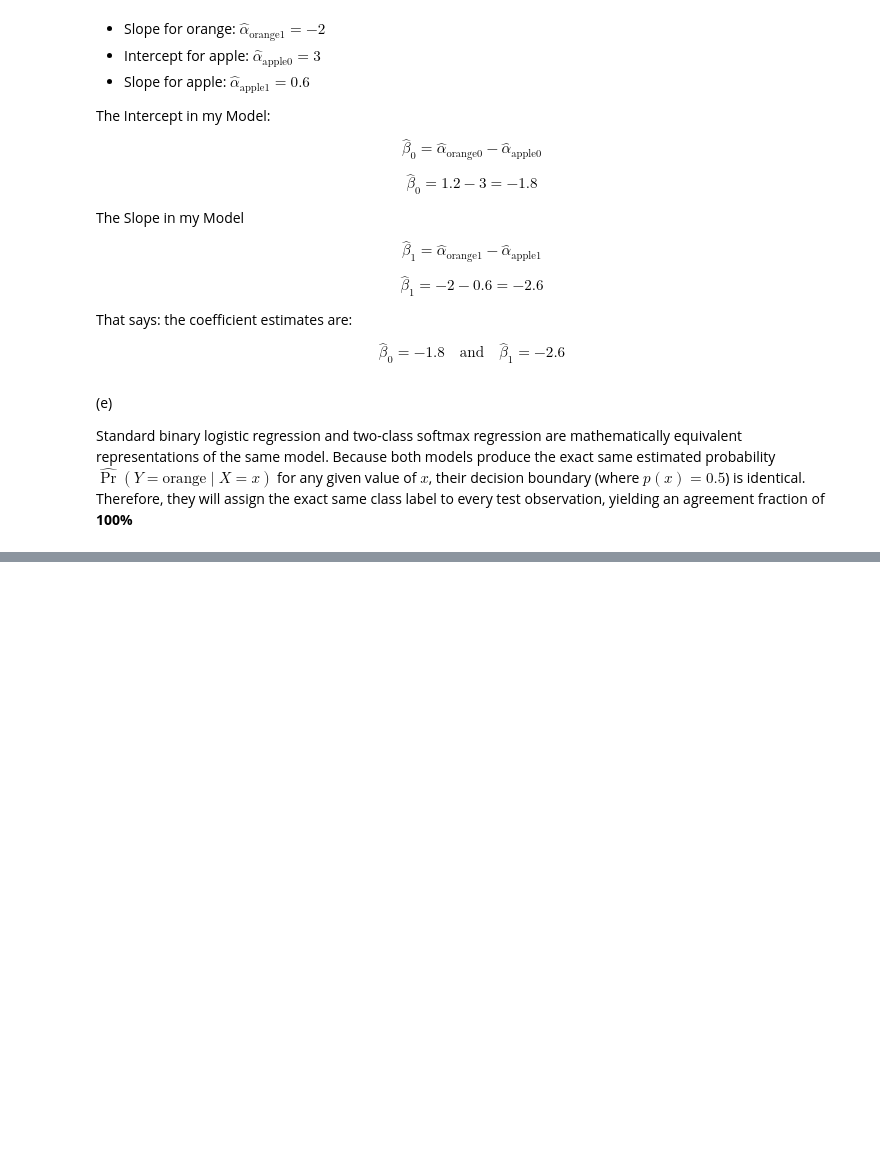
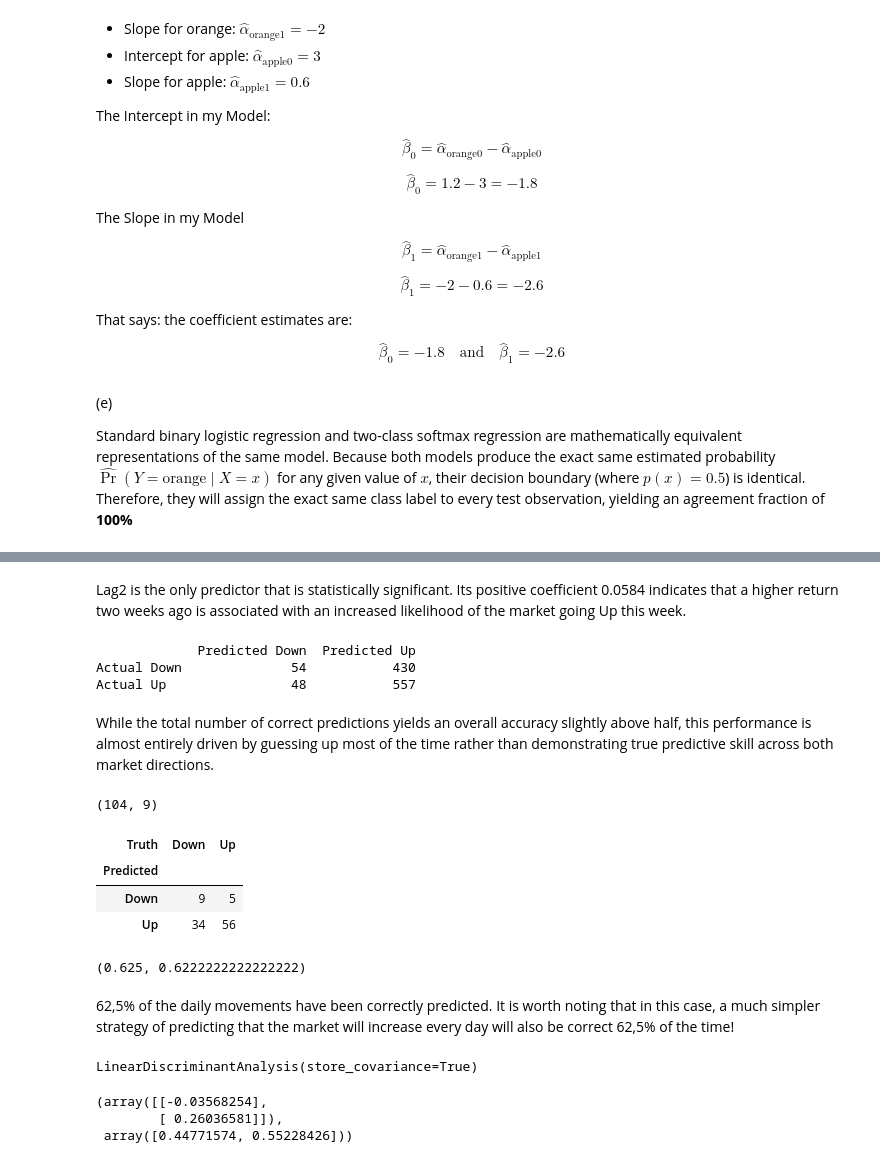
Before and after one commit to fatima-zahra20/ISLP-Solutions, a Jupyter notebook: MySolutionISLP_chap4.ipynb, the cells around one changed output, grey strips where cells are left out. Saved outputs shown, nothing was run; the diff lists cells and outputs as text; code cells hidden in the pictures; blank space fills up the shorter version.

```diff
--- a/MySolutionISLP_chap4.ipynb
+++ b/MySolutionISLP_chap4.ipynb
@@ -624,0 +674,77 @@ Standard binary logistic regression and two-class softmax regression are mathema
+# %% [markdown]
+Lag2 is the only predictor that is statistically significant. Its positive coefficient 0.0584 indicates that a higher return two weeks ago is associated with an increased likelihood of the market going Up this week.
+# %%
+import numpy as np
+import pandas as pd
+from sklearn.metrics import confusion_matrix
+
+probs = results.predict(X)
+preds = np.where(probs > 0.5, 'Up', 'Down')
+
+labels = ['Down', 'Up']
+cm_array = confusion_matrix(weekly.Direction, preds, labels=labels)
+
+cm_df = pd.DataFrame(cm_array, index=[f'Actual {l}' for l in labels], columns=[f'Predicted {l}' for l in labels])
+print(cm_df)
+# %% [output]
+             Predicted Down  Predicted Up
+Actual Down              54           430
+Actual Up                48           557
+# %% [markdown]
+While the total number of correct predictions yields an overall accuracy slightly above half, this performance is almost entirely driven by guessing up most of the time rather than demonstrating true predictive skill across both market directions.
+# %%
+train = (weekly.Year < 2009)
+weekly_train = weekly.loc[train]
+weekly_test = weekly.loc[~train]
+weekly_test.shape
+# %% [output]
+(104, 9)
+# %%
+from ISLP import confusion_table
+train = (weekly.Year < 2009)
+
+model = MS(['Lag2']).fit(weekly)
+X = model.transform(weekly)
+X_train, X_test = X.loc[train], X.loc[~train]
+
+y = (weekly.Direction == 'Up')
+y_train = y.loc[train]
+L_test = weekly.Direction.loc[~train]
+
+glm_train = sm.GLM(y_train, X_train, family=sm.families.Binomial())
+results = glm_train.fit()
+probs = results.predict(exog=X_test)
+
+labels = np.array(['Down'] * len(X_test))
+labels[probs > 0.5] = 'Up'
+
+confusion_table(labels, L_test)
+# %% [output]
+| Truth | Down | Up |
+| Predicted |  |  |
+| Down | 9 | 5 |
+| Up | 34 | 56 |
+# %%
+(9+56)/104,56/(56+34)
+# %% [output]
+(0.625, 0.6222222222222222)
+# %% [markdown]
+62,5% of the daily movements have been correctly predicted.
+It is worth noting that in this case, a much simpler strategy of predicting that the market will increase every day will also be correct 62,5% of the time!
+# %%
+from sklearn.discriminant_analysis import (LinearDiscriminantAnalysis as LDA,QuadraticDiscriminantAnalysis as QDA)
+from sklearn.naive_bayes import GaussianNB
+from sklearn.neighbors import KNeighborsClassifier
+
+
+lda = LDA(store_covariance=True)
+
+lda.fit(X_train.drop(columns=['intercept'], errors='ignore'), y_train)
+# %% [output]
+LinearDiscriminantAnalysis(store_covariance=True)
+# %%
+lda.means_,lda.priors_
+# %% [output]
+(array([[-0.03568254],
+        [ 0.26036581]]),
+ array([0.44771574, 0.55228426]))
```
Also changed, not shown: parts of 32 cells of this notebook.
